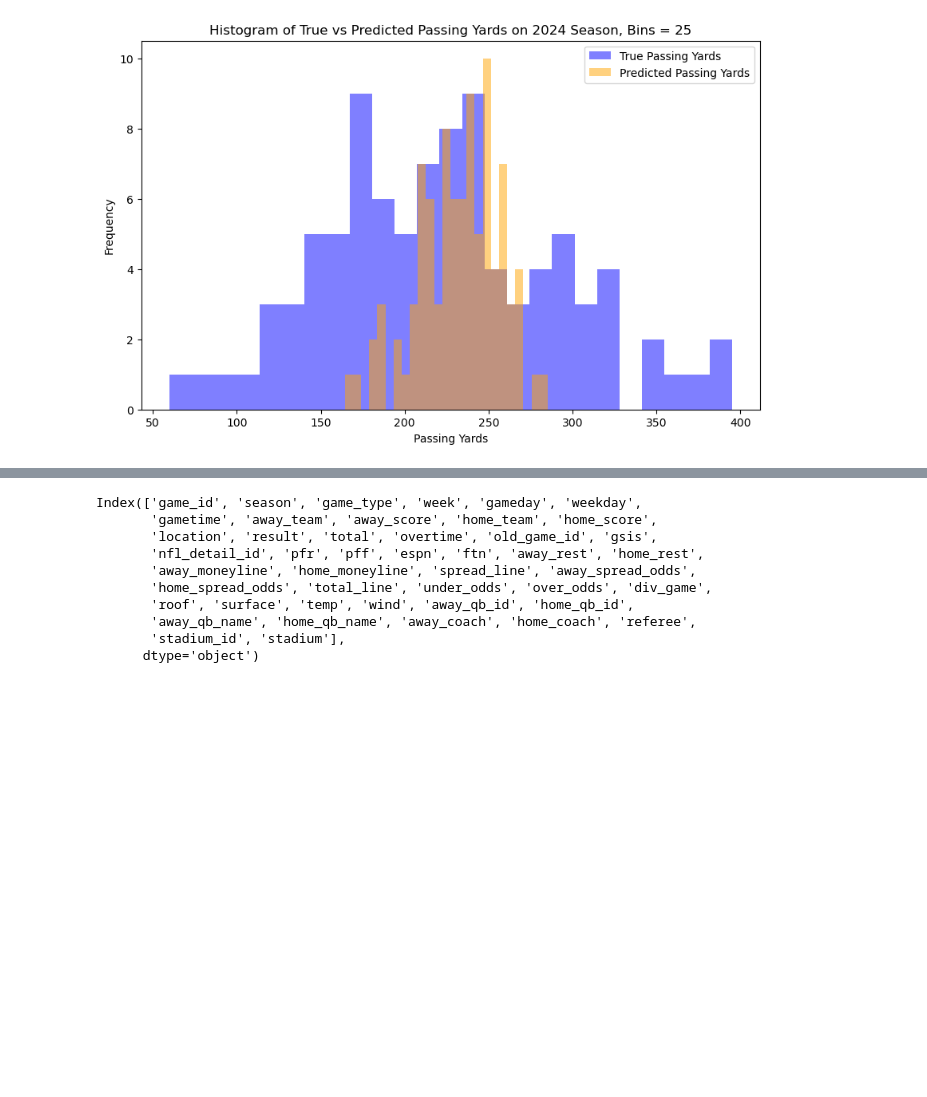
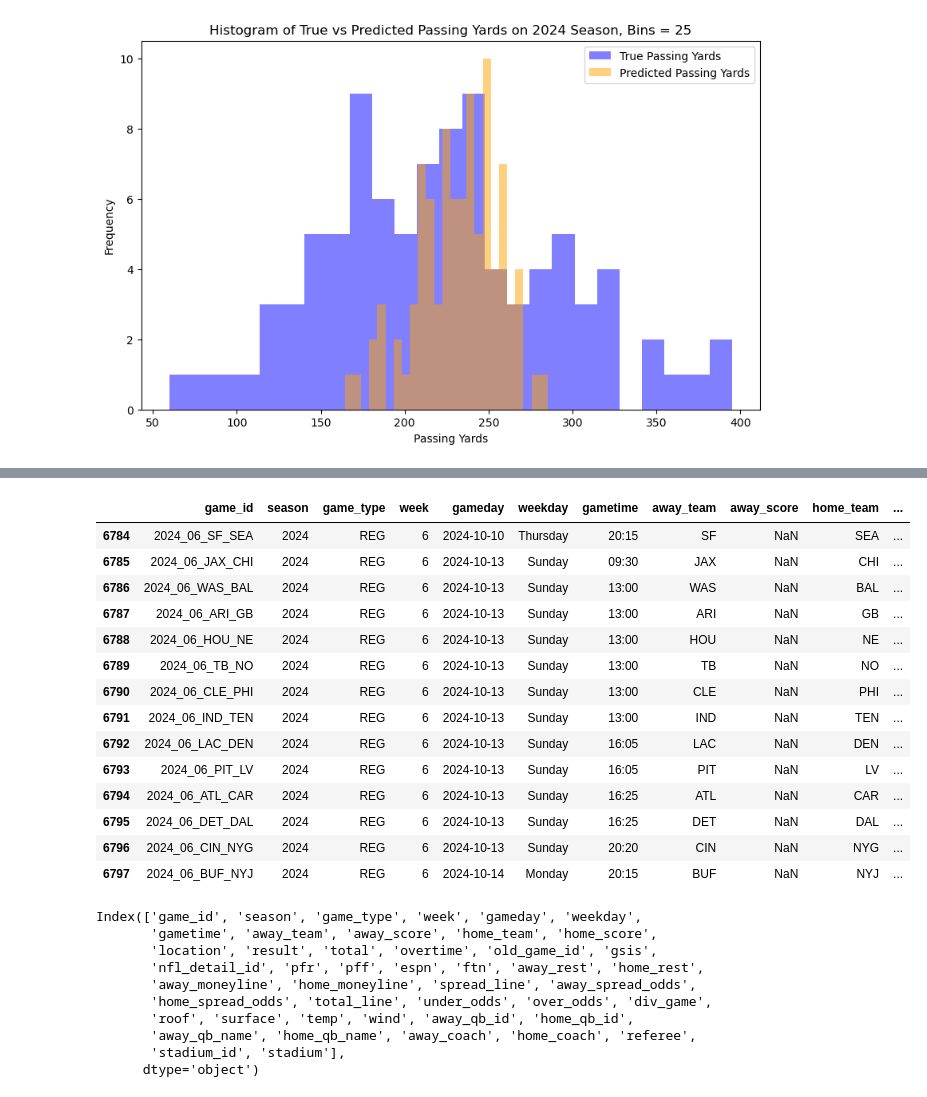
Before and after one commit to bhuggard/CheckTheCover, a Jupyter notebook: testnocom.ipynb, the cells around one changed output, grey strips where cells are left out. Cells and saved outputs as stored; diff of their text form; code cells hidden in the pictures; blank space fills up the shorter version.

```diff
--- a/testnocom.ipynb
+++ b/testnocom.ipynb
@@ -492,3 +674,21 @@ schedules_df
+# %%
+schedules_df[schedules_df['week'] == 6]
+# %% [output]
+|  | game_id | season | game_type | week | gameday | weekday | gametime | away_team | away_score | home_team | ... |
+| 6784 | 2024_06_SF_SEA | 2024 | REG | 6 | 2024-10-10 | Thursday | 20:15 | SF | NaN | SEA | ... |
+| 6785 | 2024_06_JAX_CHI | 2024 | REG | 6 | 2024-10-13 | Sunday | 09:30 | JAX | NaN | CHI | ... |
+| 6786 | 2024_06_WAS_BAL | 2024 | REG | 6 | 2024-10-13 | Sunday | 13:00 | WAS | NaN | BAL | ... |
+| 6787 | 2024_06_ARI_GB | 2024 | REG | 6 | 2024-10-13 | Sunday | 13:00 | ARI | NaN | GB | ... |
+| 6788 | 2024_06_HOU_NE | 2024 | REG | 6 | 2024-10-13 | Sunday | 13:00 | HOU | NaN | NE | ... |
+| 6789 | 2024_06_TB_NO | 2024 | REG | 6 | 2024-10-13 | Sunday | 13:00 | TB | NaN | NO | ... |
+| 6790 | 2024_06_CLE_PHI | 2024 | REG | 6 | 2024-10-13 | Sunday | 13:00 | CLE | NaN | PHI | ... |
+| 6791 | 2024_06_IND_TEN | 2024 | REG | 6 | 2024-10-13 | Sunday | 13:00 | IND | NaN | TEN | ... |
+| 6792 | 2024_06_LAC_DEN | 2024 | REG | 6 | 2024-10-13 | Sunday | 16:05 | LAC | NaN | DEN | ... |
+| 6793 | 2024_06_PIT_LV | 2024 | REG | 6 | 2024-10-13 | Sunday | 16:05 | PIT | NaN | LV | ... |
+| 6794 | 2024_06_ATL_CAR | 2024 | REG | 6 | 2024-10-13 | Sunday | 16:25 | ATL | NaN | CAR | ... |
+| 6795 | 2024_06_DET_DAL | 2024 | REG | 6 | 2024-10-13 | Sunday | 16:25 | DET | NaN | DAL | ... |
+| 6796 | 2024_06_CIN_NYG | 2024 | REG | 6 | 2024-10-13 | Sunday | 20:20 | CIN | NaN | NYG | ... |
+| 6797 | 2024_06_BUF_NYJ | 2024 | REG | 6 | 2024-10-14 | Monday | 20:15 | BUF | NaN | NYJ | ... |
 # %%
 schedules_df.columns
 # %% [output]
```
Also changed, not shown: parts of 19 cells of this notebook.
